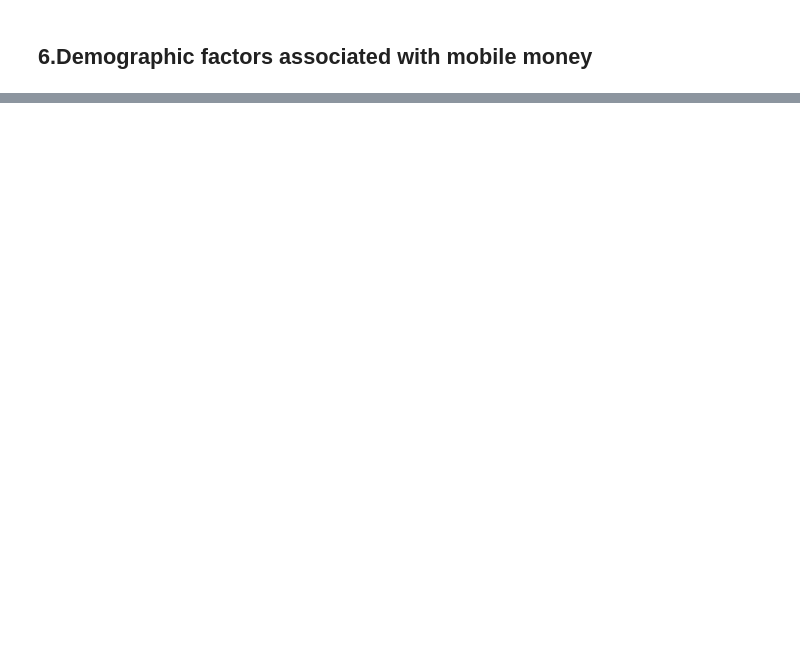
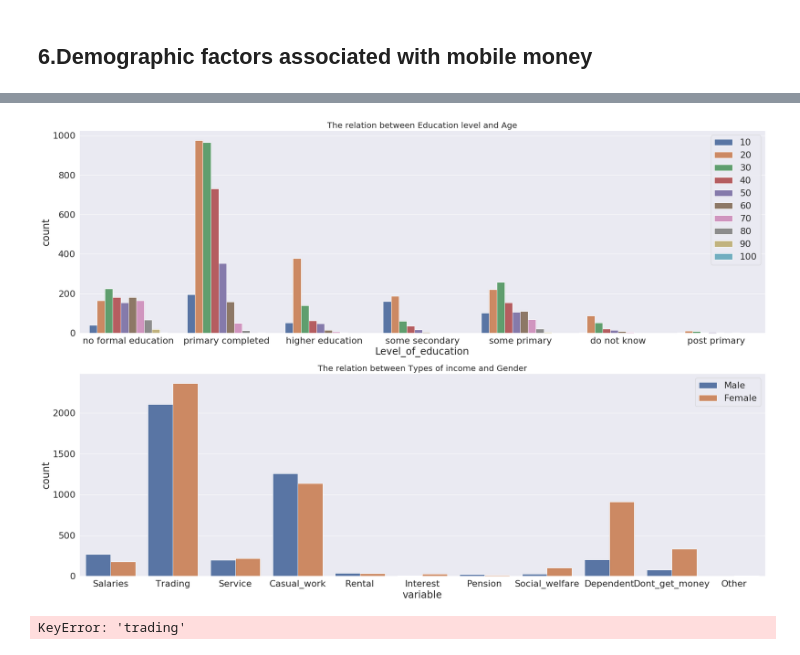
Before and after one commit to MphoKhotleng/Data-Visualization, a Jupyter notebook: Data_Viz_Fin_Services.ipynb, the cells around one changed output, grey strips where cells are left out. Drawn from its saved outputs; the diff is of its cells as text; code cells hidden in the pictures; blank space fills up the shorter version.

```diff
--- a/Data_Viz_Fin_Services.ipynb
+++ b/Data_Viz_Fin_Services.ipynb
@@ -337,11 +288,24 @@ tanz['Level_of_education']=tanz.Level_of_education.map(c)
 # %%
 f, axes = plt.subplots(2, 1,figsize=(30, 20))
 fontdict={'fontsize':20}
 sns.set(font_scale=2)
-sns.countplot(x='Level_of_education',hue='age_decade',data=training_data,ax= axes[0])
+sns.countplot(x='Level_of_education',hue='age_decade',data=tanz,ax= axes[0])
 sns.countplot(counts.variable,hue='Gender',data=counts,ax = axes[1])
 axes[0].legend(loc='upper right')
 axes[1].legend(loc='upper right')
 axes[0].set_title('The relation between Education level and Age',fontdict=fontdict)
 axes[1].set_title('The relation between Types of income and Gender',fontdict=fontdict)
 plt.show()
+# %% [output]
+[figure, added]
+# %%
+trading_data = tanz[(tanz["mobile_money"] == 1) & (tanz["Trading"] == 1) | (tanz["Casual_work"] == 1)  | (tanz["salaries_or_Wages"] == 1) |(data["services"] == 1)  |(data["rental_income"] == 1) |(tanz["interest"] == 1) |(tanz["pension"] == 1)|(tanz["welfare"] == 1)|(tanz["rely_on_someone"] == 1)|(tanz["dependent"] == 1)|(tanz["other"] == 1)]
+trading_map = folium.Map(location=[-6.161184, 35.745426], zoom_start=6)
+marker_cluster = MarkerCluster().add_to(trading_map)
+for lat, long in zip(trading_data.Latitude, trading_data.Longitude):
+    folium.Marker(location = [lat, long]
+    ).add_to(marker_cluster)
+
+trading_map
+# %% [output]
+KeyError: 'trading'
```
Also changed, not shown: parts of 27 cells of this notebook.
